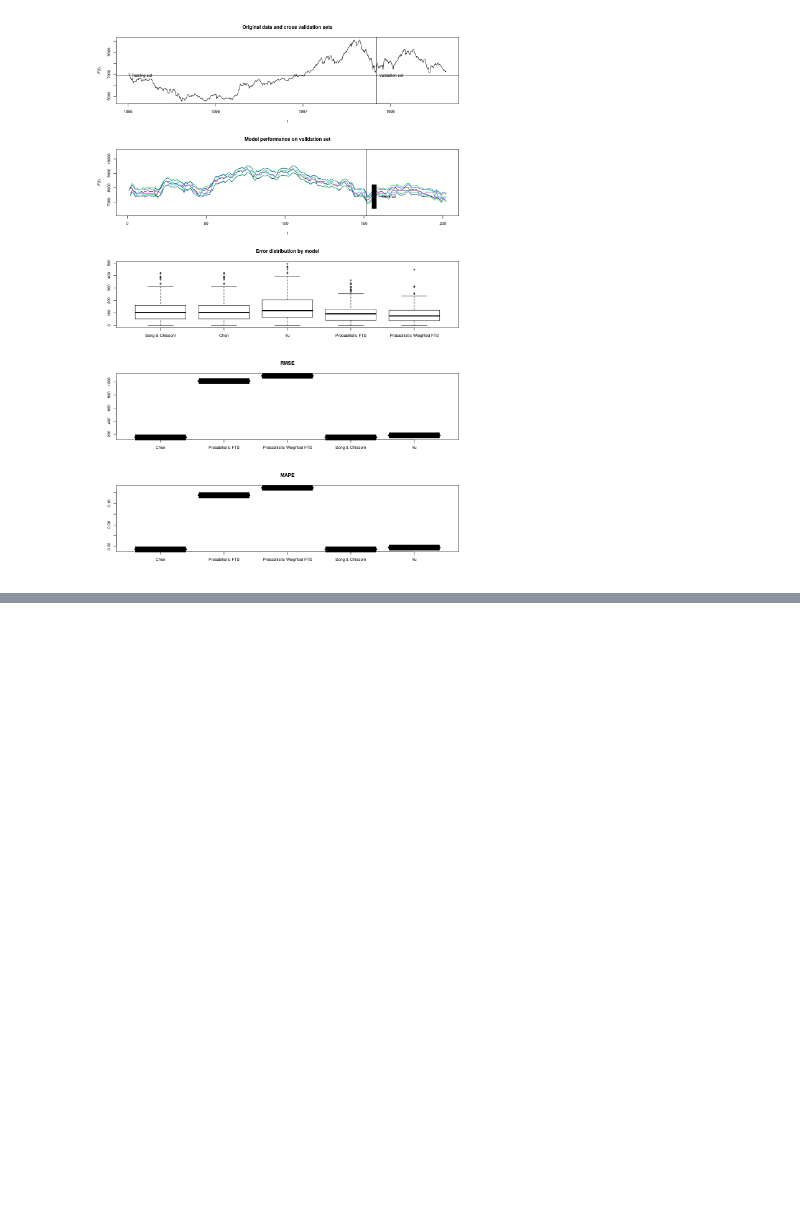
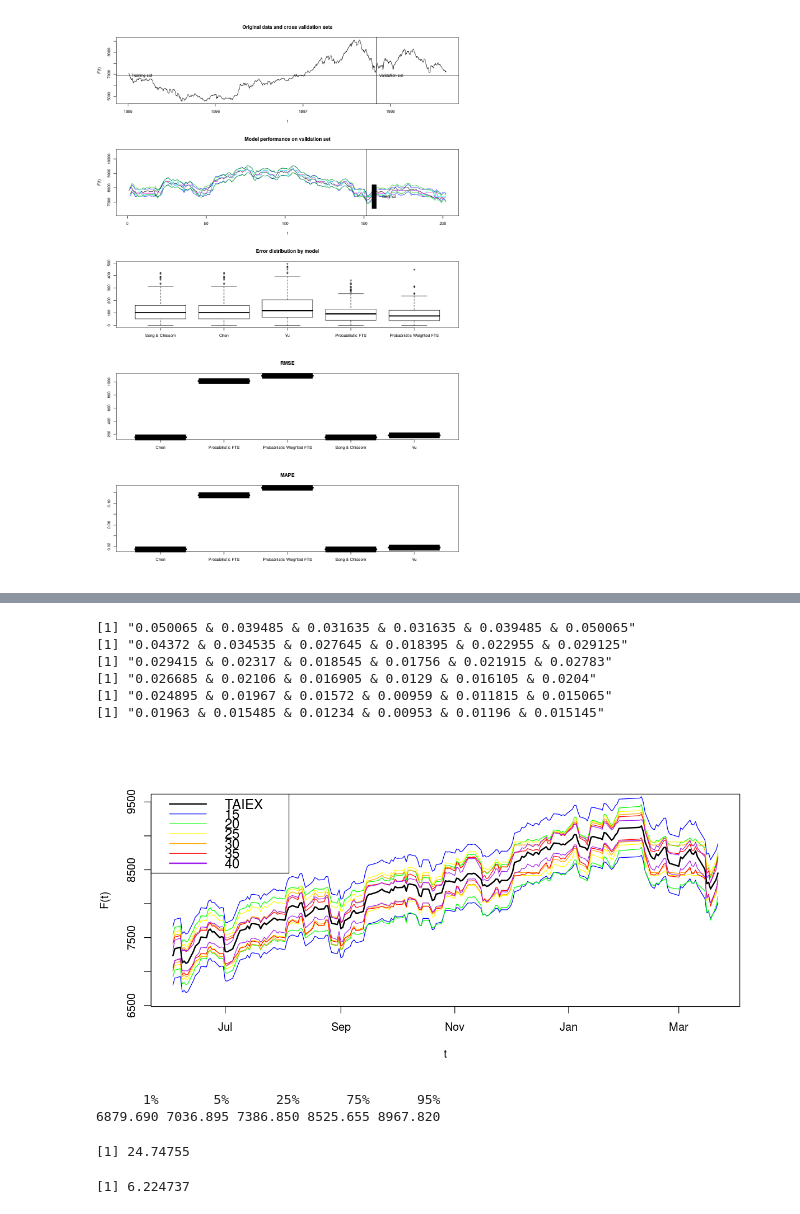
Before and after one commit to petroniocandido/rfts, a Jupyter notebook: benchmarks.ipynb, the cells around one changed output, grey strips where cells are left out. Saved outputs shown, nothing was run; the diff lists cells and outputs as text; code cells hidden in the pictures; blank space fills up the shorter version.

```diff
--- a/benchmarks.ipynb
+++ b/benchmarks.ipynb
@@ -251,0 +237,49 @@ legend("topright",
+# %%
+source("/home/petronio/dados/Dropbox/Doutorado/Disciplinas/AdvancedFuzzyTimeSeriesModels/rfts/FTS.r")
+
+window <- 200
+
+
+trainData <- subset[1:1400]
+testData <- subset[1400:(1400 + window)]
+testDates <- dates[1401:(1400 + window)]
+
+index <- seq(2,1 + window,1)
+
+options(repr.plot.width=10, repr.plot.height=5)
+
+
+plot(testDates,testData[1:window],type="l",xlab="t",ylab="F(t)",lwd=2,ylim=c(6600,9500))
+
+executaTesteInterval(FitIFTS,15,NULL, trainData, testData, testDates, index, "blue", 1, 1)
+executaTesteInterval(FitIFTS,20,NULL, trainData, testData, testDates, index, "green", 1, 1)
+executaTesteInterval(FitIFTS,25,NULL, trainData, testData, testDates, index, "yellow", 1, 1)
+executaTesteInterval(FitIFTS,30,NULL, trainData, testData, testDates, index, "orange", 1, 1)
+executaTesteInterval(FitIFTS,35,NULL, trainData, testData, testDates, index, "red", 1, 1)
+executaTesteInterval(FitIFTS,40,NULL, trainData, testData, testDates, index, "purple", 1, 1)
+
+legend("topleft",
+       legend=c("TAIEX","15", "20", "25", "30","35","40"),
+       col=c("black","blue","green","yellow","orange","red","purple"),
+       lty=c(1,1,1,1,1,1), lwd=c(2,1,1,1,1,1),
+       cex=1.2)
+# %% [output]
+[1] "0.050065 & 0.039485 & 0.031635 & 0.031635 & 0.039485 & 0.050065"
+[1] "0.04372 & 0.034535 & 0.027645 & 0.018395 & 0.022955 & 0.029125"
+[1] "0.029415 & 0.02317 & 0.018545 & 0.01756 & 0.021915 & 0.02783"
+[1] "0.026685 & 0.02106 & 0.016905 & 0.0129 & 0.016105 & 0.0204"
+[1] "0.024895 & 0.01967 & 0.01572 & 0.00959 & 0.011815 & 0.015065"
+[1] "0.01963 & 0.015485 & 0.01234 & 0.00953 & 0.01196 & 0.015145"
+[figure, added]
+# %%
+quantile(testData,c(0.01, 0.05, 0.25, 0.75, 0.95))
+
+(max(testData) - min(testData))/100
+# %% [output]
+      1%       5%      25%      75%      95%
+6879.690 7036.895 7386.850 8525.655 8967.820
+[1] 24.74755
+# %%
+154/24.74
+# %% [output]
+[1] 6.224737
```
Also changed, not shown: parts of 4 cells of this notebook, 3 other files.
